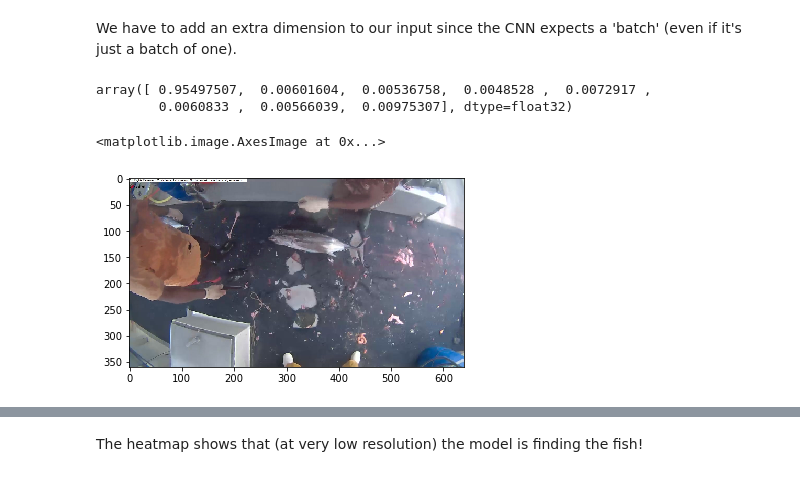
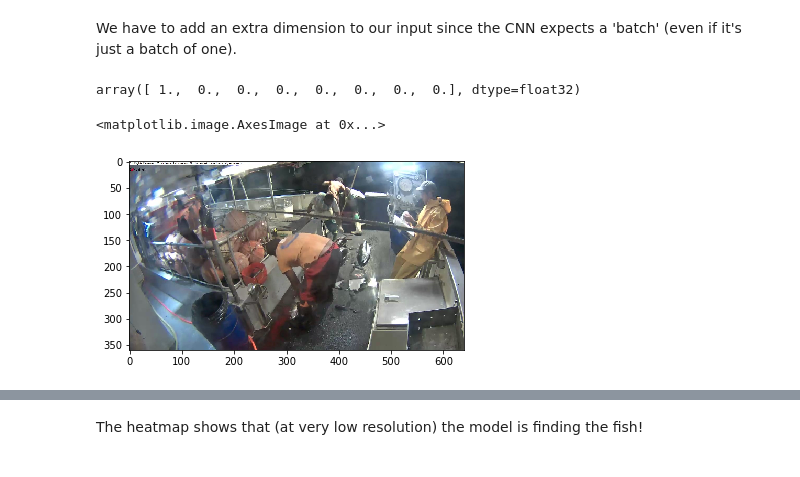
Before and after one commit to AKLLaursen/kaggle, a Jupyter notebook: the-nature-conservancy-fisheries-monitoring/the-nature-conservancy-fisheries-monitoring.ipynb, the cells around one changed output, grey strips where cells are left out. Saved outputs shown, nothing was run; the diff lists cells and outputs as text; code cells hidden in the pictures.

```diff
--- a/the-nature-conservancy-fisheries-monitoring/the-nature-conservancy-fisheries-monitoring.ipynb
+++ b/the-nature-conservancy-fisheries-monitoring/the-nature-conservancy-fisheries-monitoring.ipynb
@@ -1001,15 +1020,14 @@ def get_cm(inp, label):
 # %% [markdown]
 We have to add an extra dimension to our input since the CNN expects a 'batch' (even if it's just a batch of one).
 # %%
-inp = np.expand_dims(conv_valid_feat[5], 0)
+inp = np.expand_dims(conv_valid_feat[53], 0)
 np.round(f_conv_model.predict(inp)[0], 2)
 # %% [output]
-array([ 0.95497507,  0.00601604,  0.00536758,  0.0048528 ,  0.0072917 ,
-        0.0060833 ,  0.00566039,  0.00975307], dtype=float32)
+array([ 1.,  0.,  0.,  0.,  0.,  0.,  0.,  0.], dtype=float32)
 # %%
-plt.imshow(to_plot(valid[5]))
+plt.imshow(to_plot(valid[53]))
 # %% [output]
 <matplotlib.image.AxesImage at 0x...>
-[figure, old version]
+[figure, new version]
 # %%
 cm = get_cm(inp, 0)
```
Also changed, not shown: parts of 87 cells of this notebook, 1 other file.
